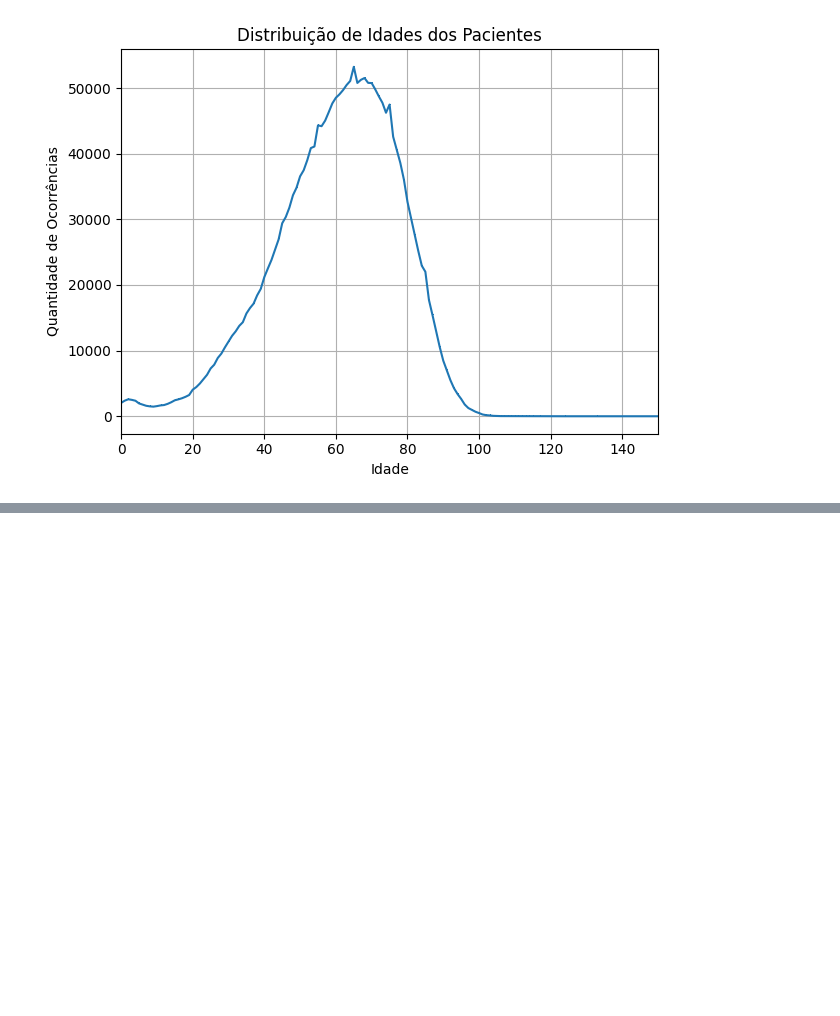
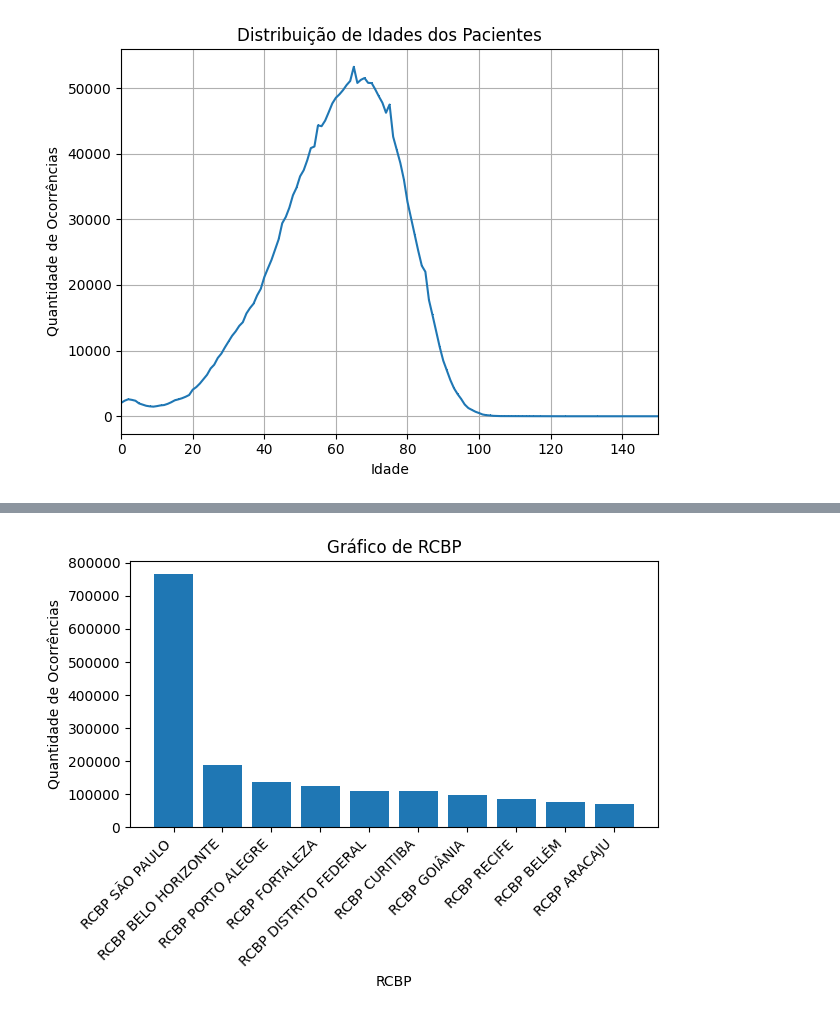
Before and after one commit to MateusVasc/IC-Cancer-Time-Series, a Jupyter notebook: analiseGeral.ipynb, the cells around one changed output, grey strips where cells are left out. Drawn from its saved outputs; the diff is of its cells as text; code cells hidden in the pictures; blank space fills up the shorter version.

```diff
--- a/analiseGeral.ipynb
+++ b/analiseGeral.ipynb
@@ -168,0 +189,16 @@ plt.tight_layout()
+# %%
+contagem_rcbp = dataCombinada['Nome do RCBP'].value_counts()
+
+fig, ax = plt.subplots()
+
+ax.bar(contagem_rcbp.head(10).index, contagem_rcbp.head(10).values)
+ax.set_title("Gráfico de RCBP")
+ax.set_ylabel("Quantidade de Ocorrências")
+ax.set_xlabel("RCBP")
+
+ax.set_xticks(range(len(contagem_rcbp.head(10).index)))
+ax.set_xticklabels(contagem_rcbp.head(10).index, rotation=45, ha='right')
+
+plt.tight_layout()
+# %% [output]
+[figure, added]
```
Also changed, not shown: parts of 9 cells of this notebook.
